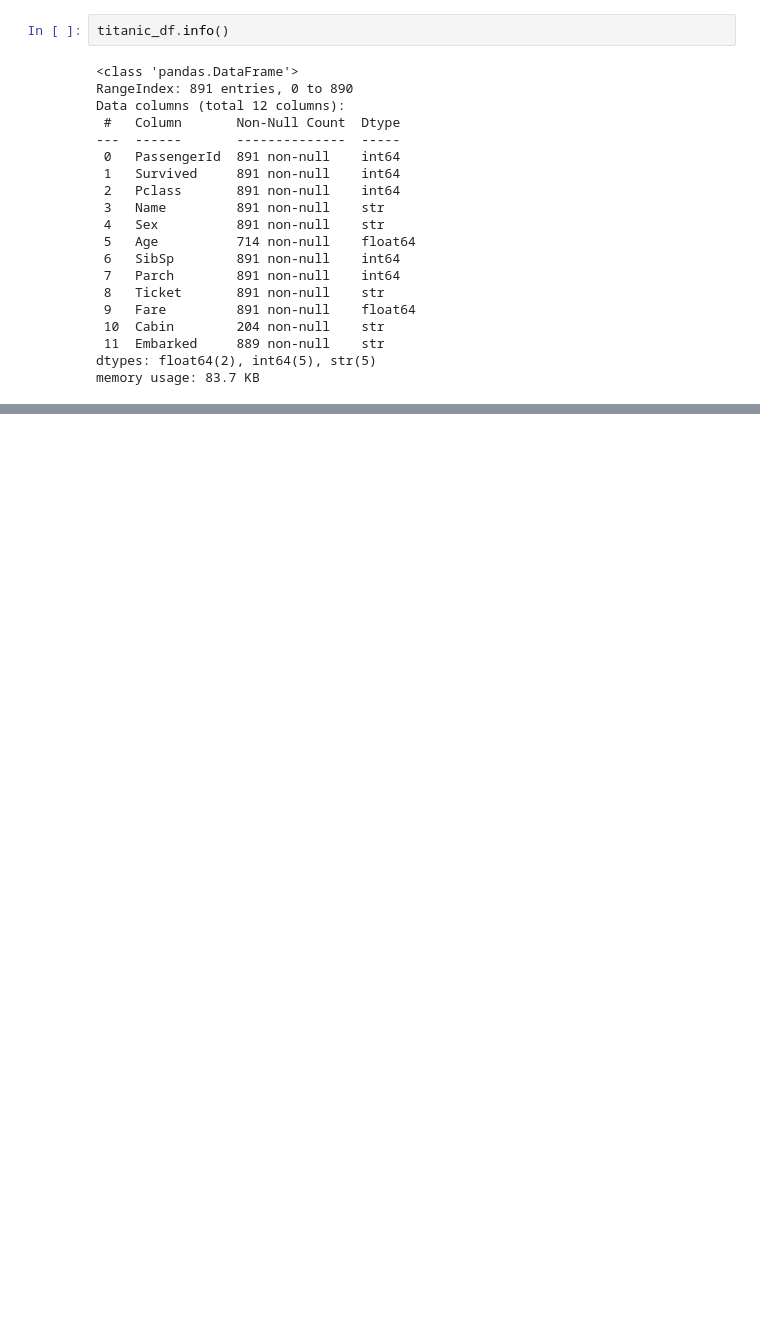
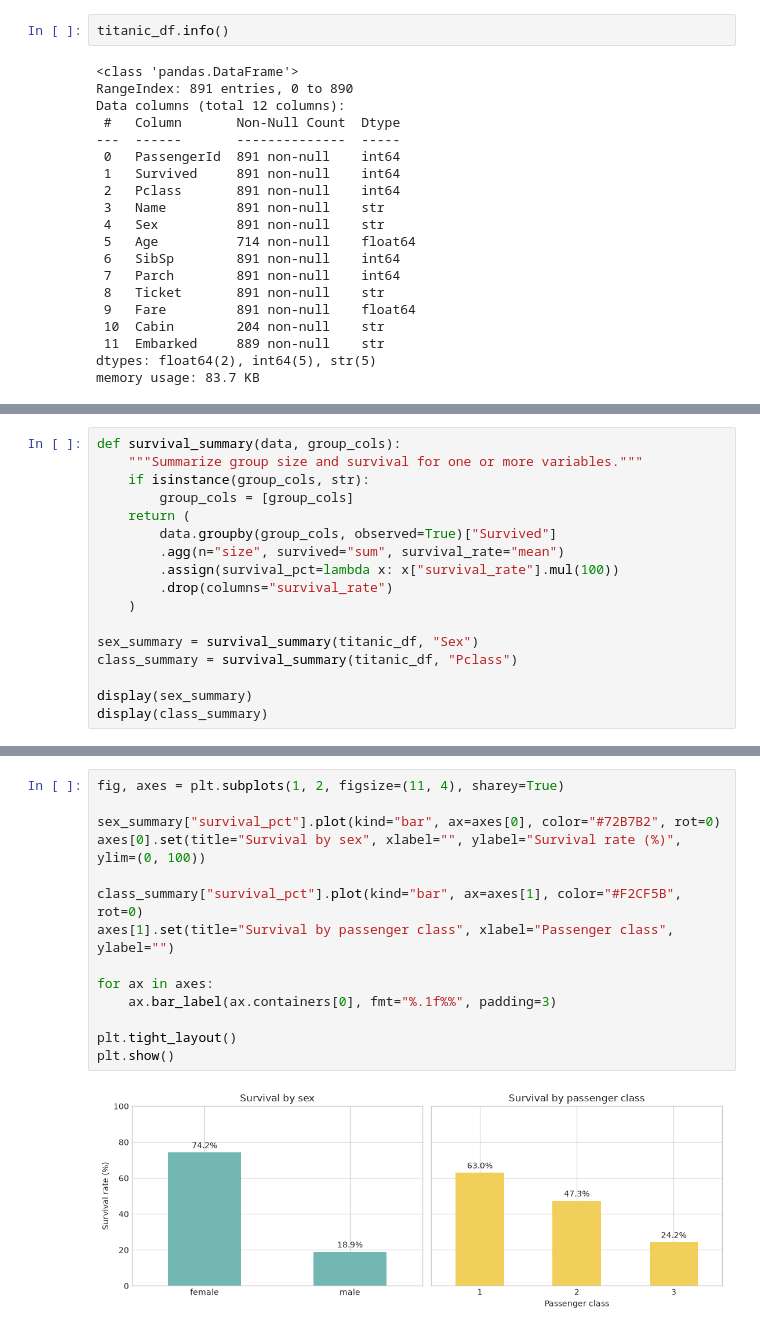
Before and after one commit to errodd/titanic_ml_solution, a Jupyter notebook: notebooks/01_eda.ipynb, the cells around one changed output, grey strips where cells are left out. Drawn from its saved outputs; the diff is of its cells as text; blank space fills up the shorter version.

```diff
--- a/notebooks/01_eda.ipynb
+++ b/notebooks/01_eda.ipynb
@@ -733,0 +197,17 @@ but interaction effects should be considered explicitly.
+# %%
+def survival_summary(data, group_cols):
+    """Summarize group size and survival for one or more variables."""
+    if isinstance(group_cols, str):
+        group_cols = [group_cols]
+    return (
+        data.groupby(group_cols, observed=True)["Survived"]
+        .agg(n="size", survived="sum", survival_rate="mean")
+        .assign(survival_pct=lambda x: x["survival_rate"].mul(100))
+        .drop(columns="survival_rate")
+    )
+
+sex_summary = survival_summary(titanic_df, "Sex")
+class_summary = survival_summary(titanic_df, "Pclass")
+
+display(sex_summary)
+display(class_summary)
@@ -733,0 +224,16 @@ but interaction effects should be considered explicitly.
+# %%
+fig, axes = plt.subplots(1, 2, figsize=(11, 4), sharey=True)
+
+sex_summary["survival_pct"].plot(kind="bar", ax=axes[0], color="#72B7B2", rot=0)
+axes[0].set(title="Survival by sex", xlabel="", ylabel="Survival rate (%)", ylim=(0, 100))
+
+class_summary["survival_pct"].plot(kind="bar", ax=axes[1], color="#F2CF5B", rot=0)
+axes[1].set(title="Survival by passenger class", xlabel="Passenger class", ylabel="")
+
+for ax in axes:
+    ax.bar_label(ax.containers[0], fmt="%.1f%%", padding=3)
+
+plt.tight_layout()
+plt.show()
+# %% [output]
+[figure, added]
```
Also changed, not shown: parts of 77 cells of this notebook.
